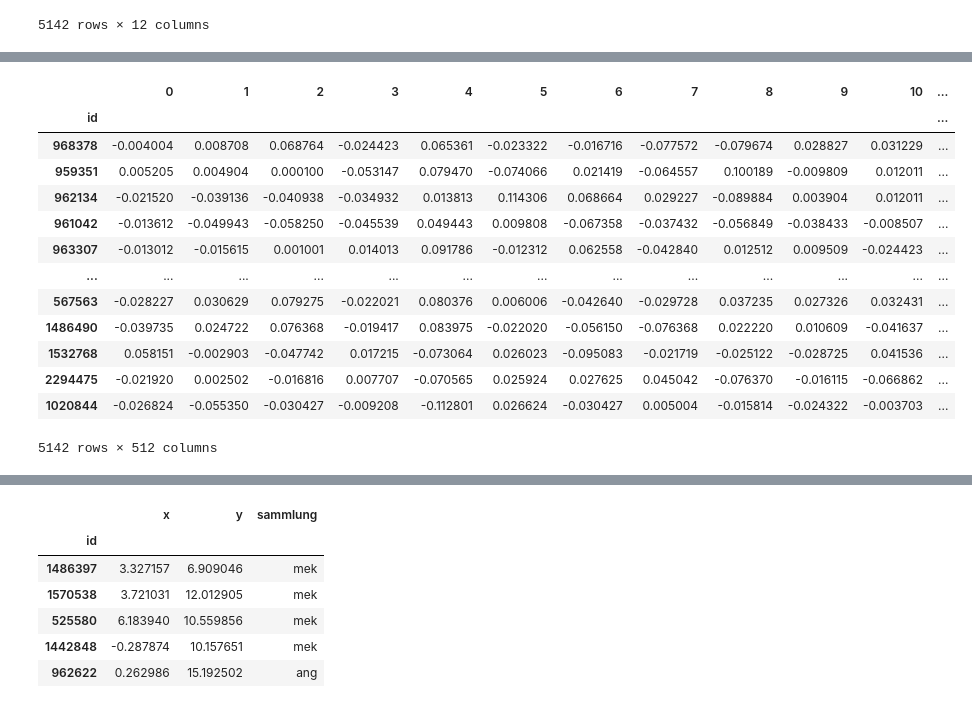
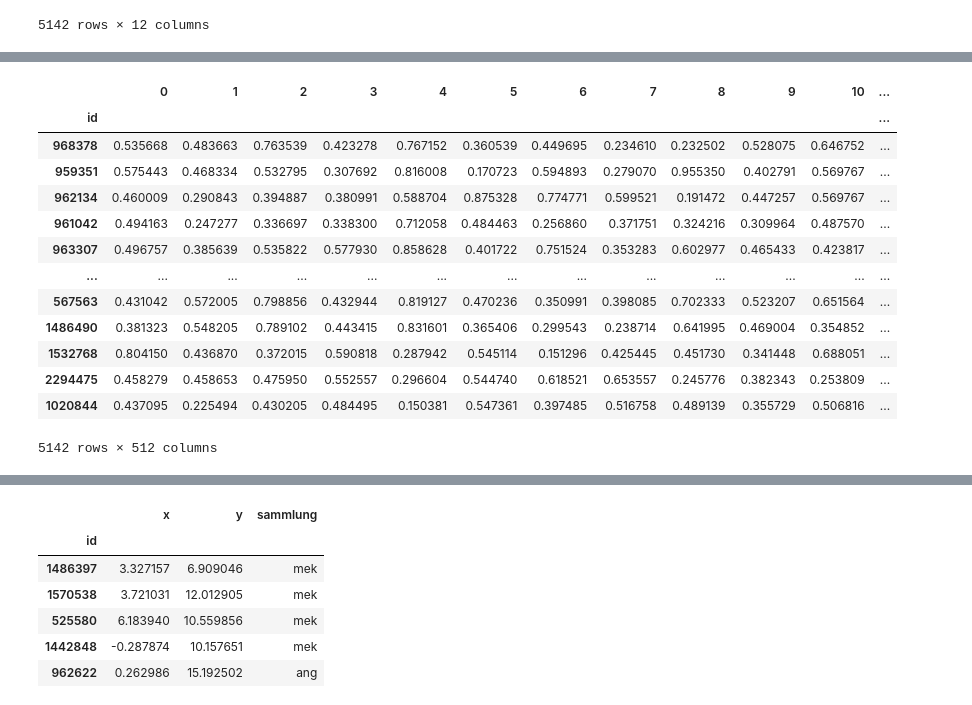
Before and after one commit to cpietsch/smb-vis, a Jupyter notebook: notebooks/4-SMB_merge_BIT_USE_into_2d.ipynb, the cells around one changed output, grey strips where cells are left out. Cells and saved outputs as stored; diff of their text form; code cells hidden in the pictures.

```diff
--- a/notebooks/4-SMB_merge_BIT_USE_into_2d.ipynb
+++ b/notebooks/4-SMB_merge_BIT_USE_into_2d.ipynb
@@ -48,21 +52,24 @@ df_images
 5140 rows × 512 columns
 # %%
 df_title = pd.read_csv("use.csv", index_col=0).set_index('id')
-df_title.iloc[:,:] = Normalizer(norm='l2').fit_transform(df_title)
-df_title
+scaler = MinMaxScaler()
+scaled_values = scaler.fit_transform(df_title)
+df_title_scaled = pd.DataFrame(scaled_values, index=df_title.index)
+#df_title.iloc[:,:] = Normalizer(norm='l2').fit_transform(df_title)
+df_title_scaled
 # %% [output]
 |  | 0 | 1 | 2 | 3 | 4 | 5 | 6 | 7 | 8 | 9 | 10 | ... |
 | id |  |  |  |  |  |  |  |  |  |  |  | ... |
-| 968378 | -0.004004 | 0.008708 | 0.068764 | -0.024423 | 0.065361 | -0.023322 | -0.016716 | -0.077572 | -0.079674 | 0.028827 | 0.031229 | ... |
-| 959351 | 0.005205 | 0.004904 | 0.000100 | -0.053147 | 0.079470 | -0.074066 | 0.021419 | -0.064557 | 0.100189 | -0.009809 | 0.012011 | ... |
-| 962134 | -0.021520 | -0.039136 | -0.040938 | -0.034932 | 0.013813 | 0.114306 | 0.068664 | 0.029227 | -0.089884 | 0.003904 | 0.012011 | ... |
-| 961042 | -0.013612 | -0.049943 | -0.058250 | -0.045539 | 0.049443 | 0.009808 | -0.067358 | -0.037432 | -0.056849 | -0.038433 | -0.008507 | ... |
-| 963307 | -0.013012 | -0.015615 | 0.001001 | 0.014013 | 0.091786 | -0.012312 | 0.062558 | -0.042840 | 0.012512 | 0.009509 | -0.024423 | ... |
+| 968378 | 0.535668 | 0.483663 | 0.763539 | 0.423278 | 0.767152 | 0.360539 | 0.449695 | 0.234610 | 0.232502 | 0.528075 | 0.646752 | ... |
+| 959351 | 0.575443 | 0.468334 | 0.532795 | 0.307692 | 0.816008 | 0.170723 | 0.594893 | 0.279070 | 0.955350 | 0.402791 | 0.569767 | ... |
+| 962134 | 0.460009 | 0.290843 | 0.394887 | 0.380991 | 0.588704 | 0.875328 | 0.774771 | 0.599521 | 0.191472 | 0.447257 | 0.569767 | ... |
+| 961042 | 0.494163 | 0.247277 | 0.336697 | 0.338300 | 0.712058 | 0.484463 | 0.256860 | 0.371751 | 0.324216 | 0.309964 | 0.487570 | ... |
+| 963307 | 0.496757 | 0.385639 | 0.535822 | 0.577930 | 0.858628 | 0.401722 | 0.751524 | 0.353283 | 0.602977 | 0.465433 | 0.423817 | ... |
 | ... | ... | ... | ... | ... | ... | ... | ... | ... | ... | ... | ... | ... |
-| 567563 | -0.028227 | 0.030629 | 0.079275 | -0.022021 | 0.080376 | 0.006006 | -0.042640 | -0.029728 | 0.037235 | 0.027326 | 0.032431 | ... |
-| 1486490 | -0.039735 | 0.024722 | 0.076368 | -0.019417 | 0.083975 | -0.022020 | -0.056150 | -0.076368 | 0.022220 | 0.010609 | -0.041637 | ... |
-| 1532768 | 0.058151 | -0.002903 | -0.047742 | 0.017215 | -0.073064 | 0.026023 | -0.095083 | -0.021719 | -0.025122 | -0.028725 | 0.041536 | ... |
-| 2294475 | -0.021920 | 0.002502 | -0.016816 | 0.007707 | -0.070565 | 0.025924 | 0.027625 | 0.045042 | -0.076370 | -0.016115 | -0.066862 | ... |
-| 1020844 | -0.026824 | -0.055350 | -0.030427 | -0.009208 | -0.112801 | 0.026624 | -0.030427 | 0.005004 | -0.015814 | -0.024322 | -0.003703 | ... |
+| 567563 | 0.431042 | 0.572005 | 0.798856 | 0.432944 | 0.819127 | 0.470236 | 0.350991 | 0.398085 | 0.702333 | 0.523207 | 0.651564 | ... |
+| 1486490 | 0.381323 | 0.548205 | 0.789102 | 0.443415 | 0.831601 | 0.365406 | 0.299543 | 0.238714 | 0.641995 | 0.469004 | 0.354852 | ... |
+| 1532768 | 0.804150 | 0.436870 | 0.372015 | 0.590818 | 0.287942 | 0.545114 | 0.151296 | 0.425445 | 0.451730 | 0.341448 | 0.688051 | ... |
+| 2294475 | 0.458279 | 0.458653 | 0.475950 | 0.552557 | 0.296604 | 0.544740 | 0.618521 | 0.653557 | 0.245776 | 0.382343 | 0.253809 | ... |
+| 1020844 | 0.437095 | 0.225494 | 0.430205 | 0.484495 | 0.150381 | 0.547361 | 0.397485 | 0.516758 | 0.489139 | 0.355729 | 0.506816 | ... |
 5142 rows × 512 columns
 # %%
```
Also changed, not shown: parts of 4 cells of this notebook.
